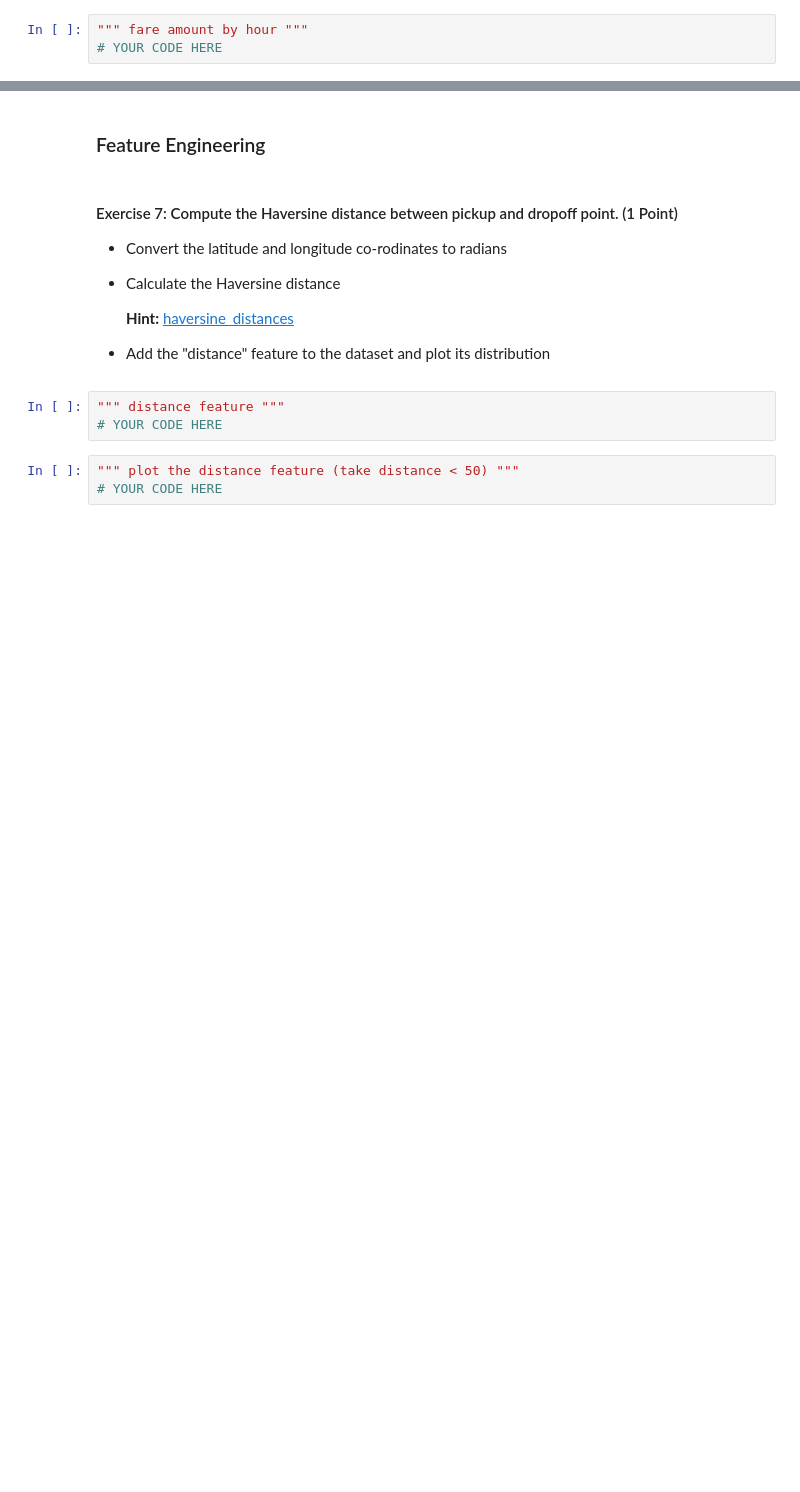
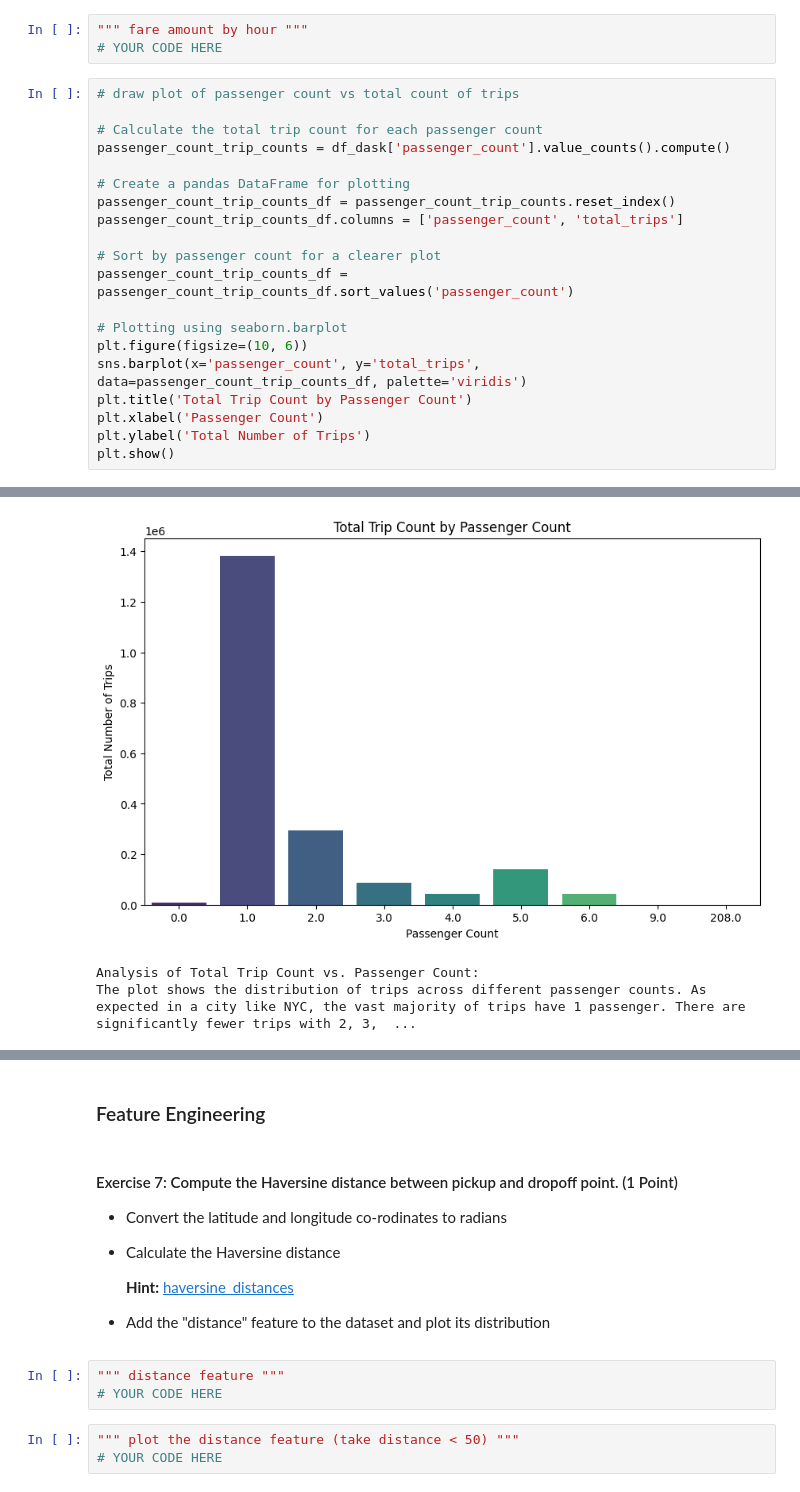
Before and after one commit to Vivek-Sajjan/Video_Classification, a Jupyter notebook: M5_NB_MiniProject_02_Fare_Amount_Prediction_Using_Dask.ipynb, the cells around one changed output, grey strips where cells are left out. Saved outputs shown, nothing was run; the diff lists cells and outputs as text; blank space fills up the shorter version.

```diff
--- a/M5_NB_MiniProject_02_Fare_Amount_Prediction_Using_Dask.ipynb
+++ b/M5_NB_MiniProject_02_Fare_Amount_Prediction_Using_Dask.ipynb
@@ -434,3 +494,24 @@ plt.show()
 # %%
 """ fare amount by hour """
 # YOUR CODE HERE
+# %%
+# draw plot of passenger count vs total count of trips
+
+# Calculate the total trip count for each passenger count
+passenger_count_trip_counts = df_dask['passenger_count'].value_counts().compute()
+
+# Create a pandas DataFrame for plotting
+passenger_count_trip_counts_df = passenger_count_trip_counts.reset_index()
+passenger_count_trip_counts_df.columns = ['passenger_count', 'total_trips']
+
+# Sort by passenger count for a clearer plot
+passenger_count_trip_counts_df = passenger_count_trip_counts_df.sort_values('passenger_count')
+
+# Plotting using seaborn.barplot
+plt.figure(figsize=(10, 6))
+sns.barplot(x='passenger_count', y='total_trips', data=passenger_count_trip_counts_df, palette='viridis')
+plt.title('Total Trip Count by Passenger Count')
+plt.xlabel('Passenger Count')
+plt.ylabel('Total Number of Trips')
+plt.show()
+# %% [output]
@@ -436,0 +522,3 @@ plt.show()
+[figure, added]
+Analysis of Total Trip Count vs. Passenger Count:
+The plot shows the distribution of trips across different passenger counts. As expected in a city like NYC, the vast majority of trips have 1 passenger. There are significantly fewer trips with 2, 3,  ...
```
Also changed, not shown: parts of 6 cells of this notebook.
